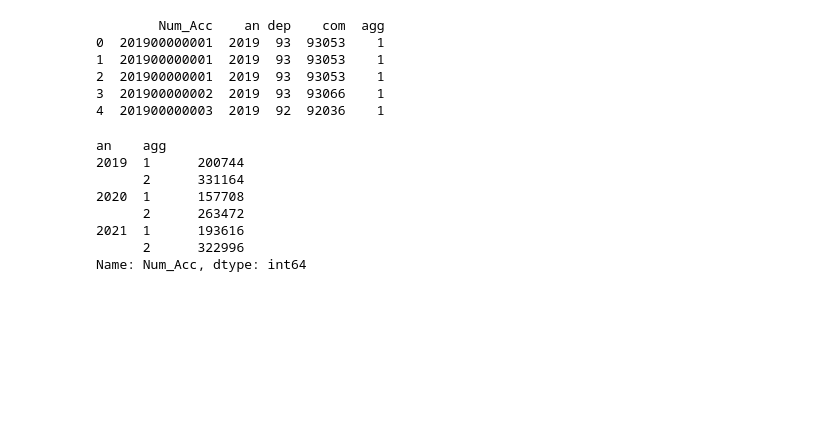
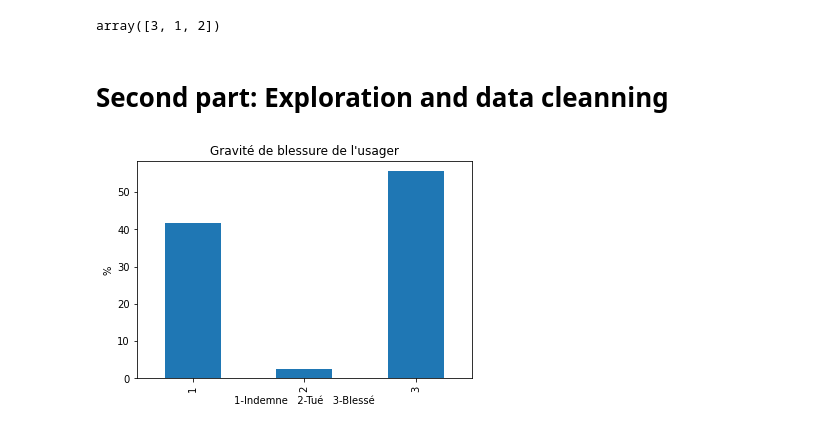
Before and after one commit to AurelieNgalula/blessures_accidents_corporels_France, a Jupyter notebook: Code.ipynb, the cells around one changed output. Drawn from its saved outputs; the diff is of its cells as text; code cells hidden in the pictures; blank space fills up the shorter version.

```diff
--- a/Code.ipynb
+++ b/Code.ipynb
@@ -0,0 +10,16 @@
+# %%
+#Libraries
+import os
+import pandas as pd
+import numpy as np
+import matplotlib.pyplot as plt
+import seaborn as sns
+
+from matplotlib.colors import LogNorm
+
+
+# Set the base directory
+#base_dir = './Data/'
+
+# Set the base directory
+base_dir ='/content/drive/MyDrive/ENSAE/Cursos/S1/MACHINE LEARNING WITH PYTHON/Proyecto Final/Data/'
@@ -40,27 +60,33 @@ dfAccidents = Accidents[0]
 
 for i in range(11):
     dfAccidents = pd.concat([dfAccidents, Accidents[i+1]])
-# %%
-#Evolution annuelle du nombre d'accidents par région et departément
-columns_to_display = ['Num_Acc', 'an','dep','com','agg']
-
-print(dfAccidents[columns_to_display].head())
-# %% [output]
-        Num_Acc    an dep    com  agg
-0  201900000001  2019  93  93053    1
-1  201900000001  2019  93  93053    1
-2  201900000001  2019  93  93053    1
-3  201900000002  2019  93  93066    1
-4  201900000003  2019  92  92036    1
-# %%
-result = dfAccidents.groupby(['an','agg'])['Num_Acc'].size()
-print(result)
-# %% [output]
-an    agg
-2019  1      200744
-      2      331164
-2020  1      157708
-      2      263472
-2021  1      193616
-      2      322996
-Name: Num_Acc, dtype: int64
+# %%
+#Grouping target variable and disregarding the "usagers en fuite"
+
+def label_values(value):
+    if value == 4:
+        return 3
+    else:
+        return value
+
+dfAccidents["grav_2"] = dfAccidents["grav"].apply(label_values)
+
+condition = dfAccidents['grav_2'] == -1
+dfAccidents.drop(dfAccidents[condition].index, inplace=True)
+
+dfAccidents.grav_2.unique()
+# %% [output]
+array([3, 1, 2])
+# %% [markdown]
+# Second part: Exploration and data cleanning
+# %%
+# Plot the percentage of rows for each category
+grouped = dfAccidents.groupby('grav_2').size()
+grouped = grouped.apply(lambda x: x / len(dfAccidents) * 100)
+grouped.plot(kind='bar')
+plt.ylabel("%")
+plt.xlabel("1-Indemne   2-Tué   3-Blessé")
+plt.title("Gravité de blessure de l'usager")
+plt.show()
+# %% [output]
+[figure, added]
```
Also changed, not shown: parts of 73 cells of this notebook.
